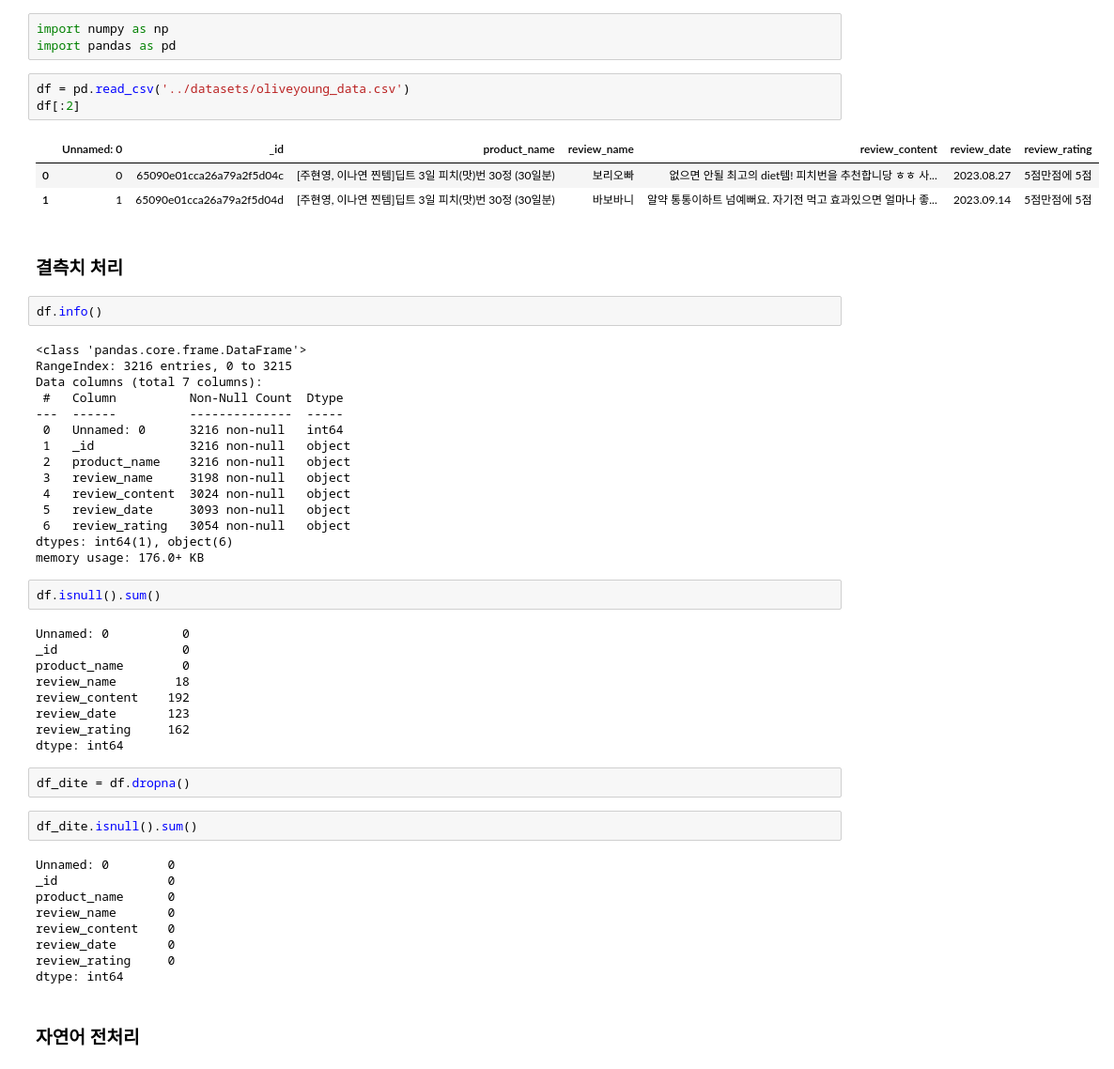
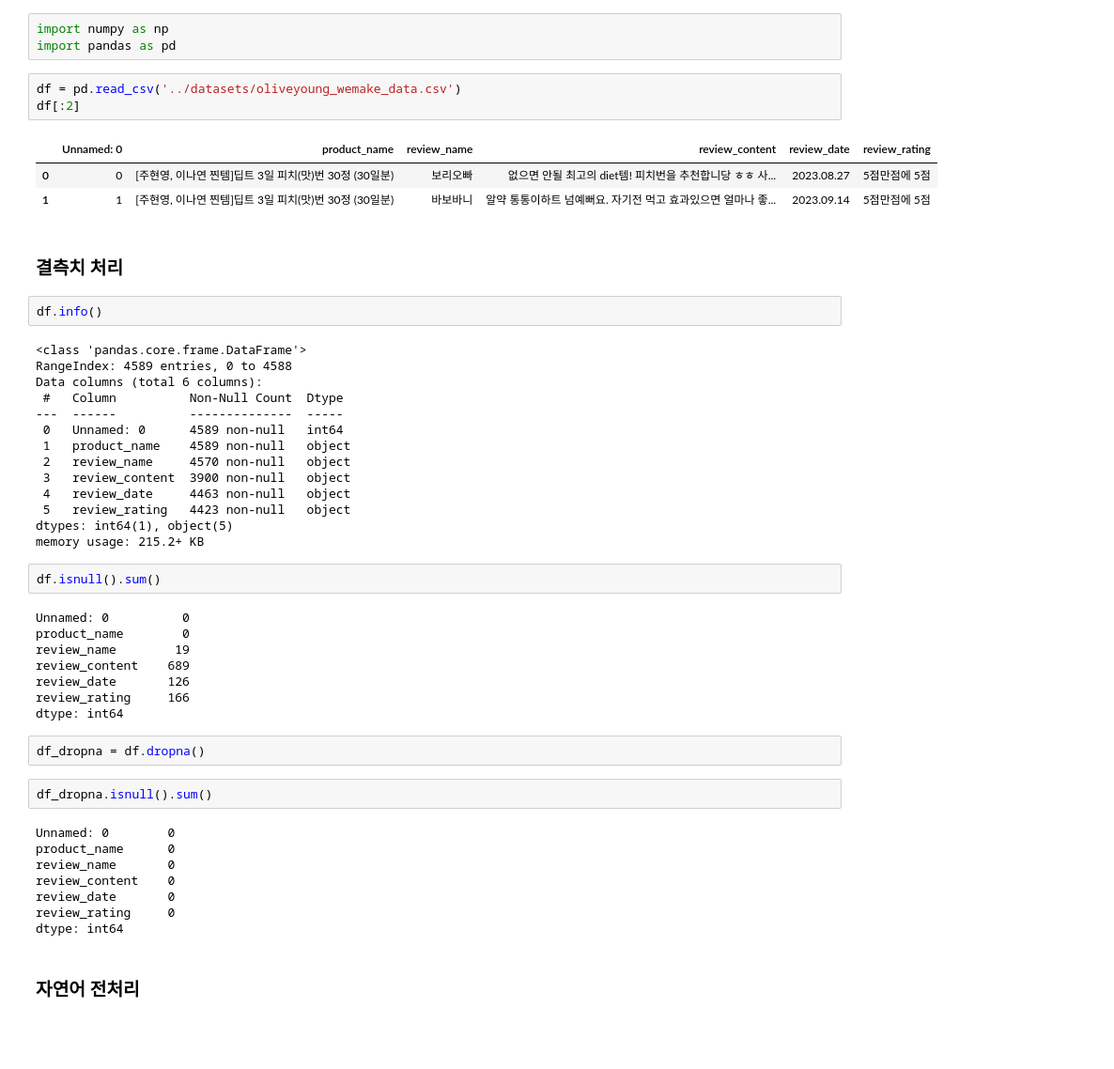
Before and after one commit to angelamyungjoosong/project_supplements_data_analytics, a Jupyter notebook: codes/Preprocessing_GB.ipynb, the cells around one changed output. Shown: that part at 94% size. Drawn from its saved outputs; the diff is of its cells as text; blank space fills up the shorter version.

```diff
--- a/codes/Preprocessing_GB.ipynb
+++ b/codes/Preprocessing_GB.ipynb
@@ -6,49 +6,46 @@
 import numpy as np
 import pandas as pd
 # %%
-df = pd.read_csv('../datasets/oliveyoung_data.csv')
+df = pd.read_csv('../datasets/oliveyoung_wemake_data.csv')
 df[:2]
 # %% [output]
-|  | Unnamed: 0 | _id | product_name | review_name | review_content | review_date | review_rating |
-| 0 | 0 | 65090e01cca26a79a2f5d04c | [주현영, 이나연 찐템]딥트 3일 피치(맛)번 30정 (30일분) | 보리오빠 | 없으면 안될 최고의 diet템! 피치번을 추천합니당 ㅎㅎ 사... | 2023.08.27 | 5점만점에 5점 |
-| 1 | 1 | 65090e01cca26a79a2f5d04d | [주현영, 이나연 찐템]딥트 3일 피치(맛)번 30정 (30일분) | 바보바니 | 알약 통통이하트 넘예뻐요. 자기전 먹고 효과있으면 얼마나 좋... | 2023.09.14 | 5점만점에 5점 |
+|  | Unnamed: 0 | product_name | review_name | review_content | review_date | review_rating |
+| 0 | 0 | [주현영, 이나연 찐템]딥트 3일 피치(맛)번 30정 (30일분) | 보리오빠 | 없으면 안될 최고의 diet템! 피치번을 추천합니당 ㅎㅎ 사... | 2023.08.27 | 5점만점에 5점 |
+| 1 | 1 | [주현영, 이나연 찐템]딥트 3일 피치(맛)번 30정 (30일분) | 바보바니 | 알약 통통이하트 넘예뻐요. 자기전 먹고 효과있으면 얼마나 좋... | 2023.09.14 | 5점만점에 5점 |
 # %% [markdown]
 ### 결측치 처리
 # %%
 df.info()
 # %% [output]
 <class 'pandas.core.frame.DataFrame'>
-RangeIndex: 3216 entries, 0 to 3215
-Data columns (total 7 columns):
+RangeIndex: 4589 entries, 0 to 4588
+Data columns (total 6 columns):
  #   Column          Non-Null Count  Dtype
 ---  ------          --------------  -----
- 0   Unnamed: 0      3216 non-null   int64
- 1   _id             3216 non-null   object
- 2   product_name    3216 non-null   object
- 3   review_name     3198 non-null   object
- 4   review_content  3024 non-null   object
- 5   review_date     3093 non-null   object
- 6   review_rating   3054 non-null   object
-dtypes: int64(1), object(6)
-memory usage: 176.0+ KB
+ 0   Unnamed: 0      4589 non-null   int64
+ 1   product_name    4589 non-null   object
+ 2   review_name     4570 non-null   object
+ 3   review_content  3900 non-null   object
+ 4   review_date     4463 non-null   object
+ 5   review_rating   4423 non-null   object
+dtypes: int64(1), object(5)
+memory usage: 215.2+ KB
 # %%
 df.isnull().sum()
 # %% [output]
 Unnamed: 0          0
-_id                 0
 product_name        0
-review_name        18
-review_content    192
-review_date       123
-review_rating     162
+review_name        19
+review_content    689
+review_date       126
+review_rating     166
 dtype: int64
 # %%
-df_dite = df.dropna()
+df_dropna = df.dropna()
 # %%
-df_dite.isnull().sum()
+df_dropna.isnull().sum()
 # %% [output]
 Unnamed: 0        0
-_id               0
 product_name      0
 review_name       0
 review_content    0
```
Also changed, not shown: parts of 7 cells of this notebook, 1 other file.
